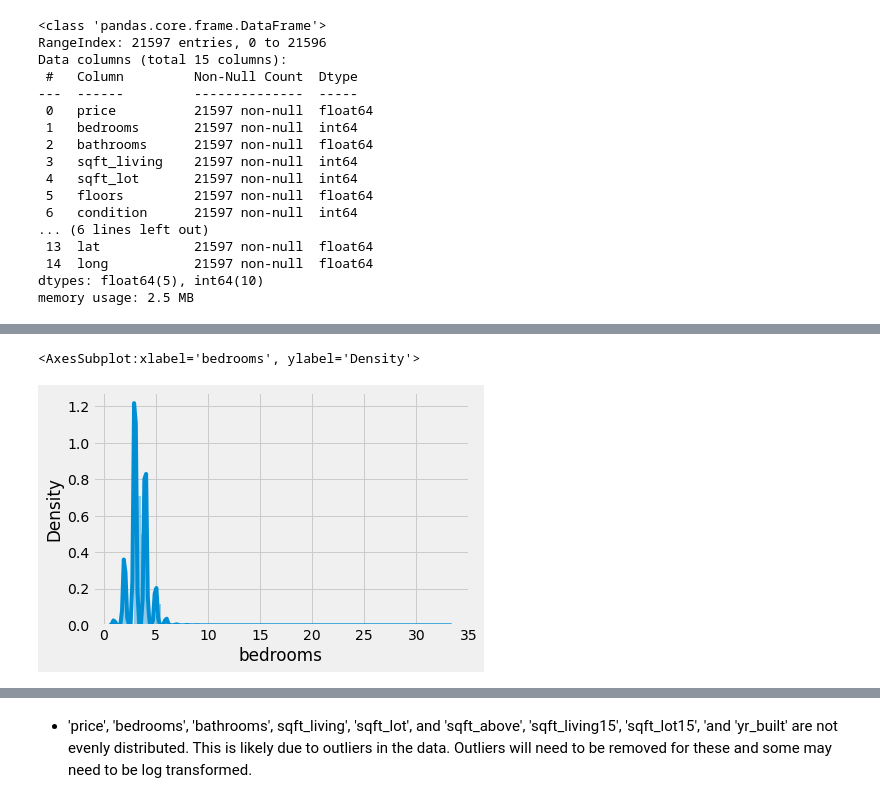
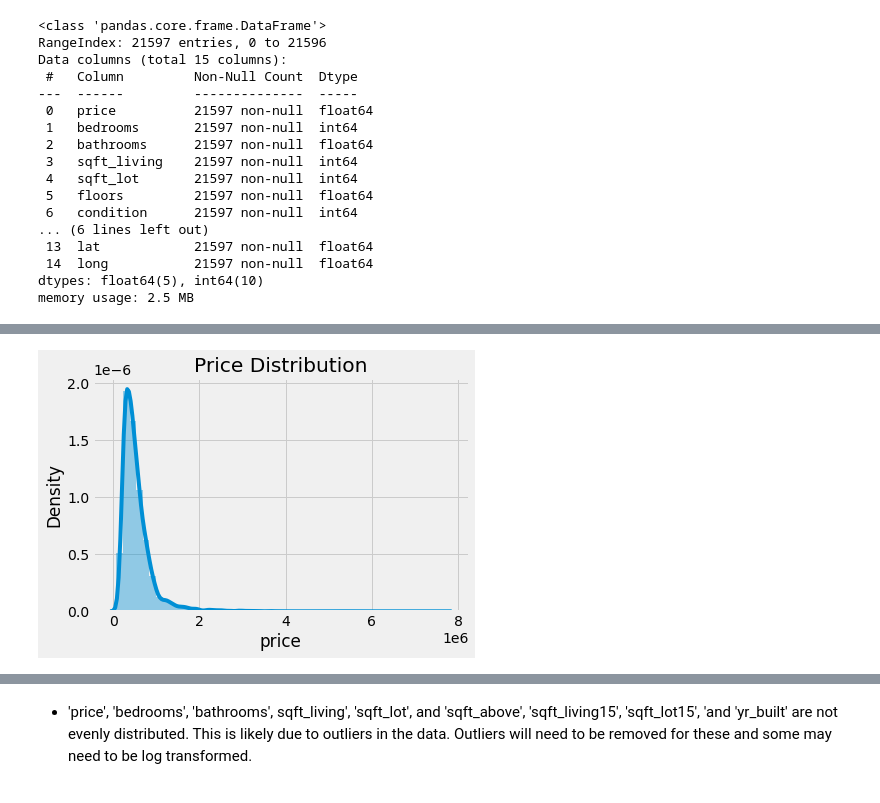
Before and after one commit to jmg0144/Housing-Linear-Regression-Analysis, a Jupyter notebook: home-sales-analysis.ipynb, the cells around one changed output, grey strips where cells are left out. Saved outputs shown, nothing was run; the diff lists cells and outputs as text; code cells hidden in the pictures.

```diff
--- a/home-sales-analysis.ipynb
+++ b/home-sales-analysis.ipynb
@@ -50,0 +56,3 @@ def filter_columns(df):
+# %%
+def check_dist(column, title):
+    sns.distplot(df_filtered[column], kde=True).set(title=title);
@@ -241,5 +246,0 @@ sns.distplot(df_filtered['price'])
-# %%
-sns.distplot(df_filtered['bedrooms'])
-# %% [output]
-<AxesSubplot:xlabel='bedrooms', ylabel='Density'>
-[figure, removed]
@@ -248,0 +247,4 @@ def boxplot(x):
+# %%
+check_dist('price', 'Price Distribution')
+# %% [output]
+[figure, added]
```
Also changed, not shown: parts of 102 cells of this notebook.
